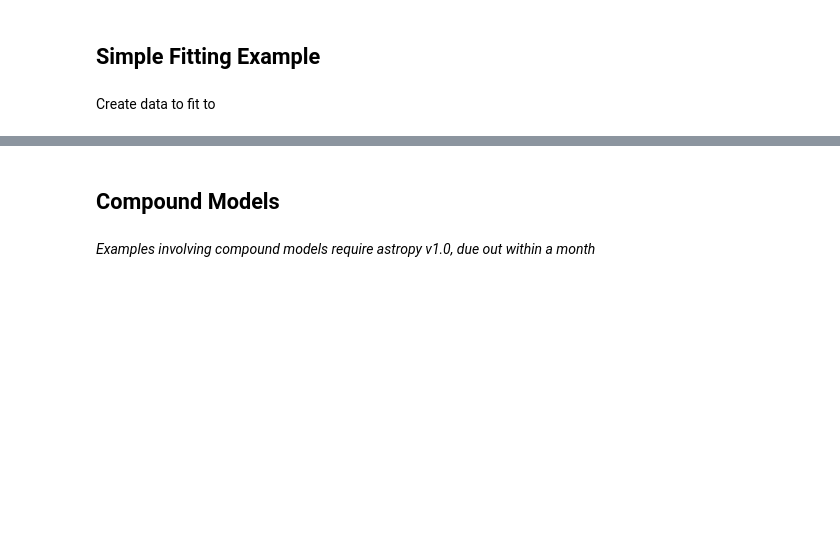
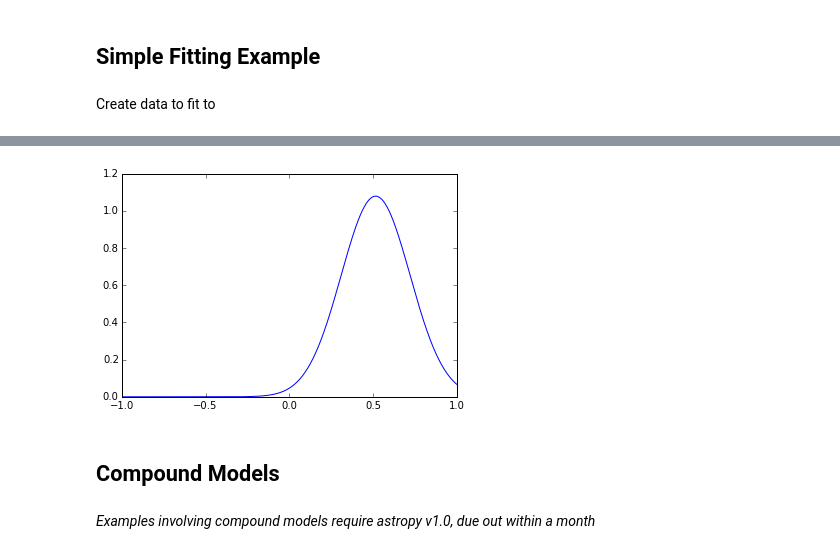
Before and after one commit to astropy/AAS2015, a Jupyter notebook: notebooks/07_models.ipynb, the cells around one changed output, grey strips where cells are left out. Drawn from its saved outputs; the diff is of its cells as text; code cells hidden in the pictures; blank space fills up the shorter version.

```diff
--- a/notebooks/07_models.ipynb
+++ b/notebooks/07_models.ipynb
@@ -50,5 +93,8 @@ print(fit_g)
 # %%
-plot(x,fit_g(x))
+plt.plot(x,fit_g(x))
+None
+# %% [output]
+[figure, added]
 # %% [markdown]
 ## Compound Models
 # %% [markdown]
```
Also changed, not shown: parts of 22 cells of this notebook.
